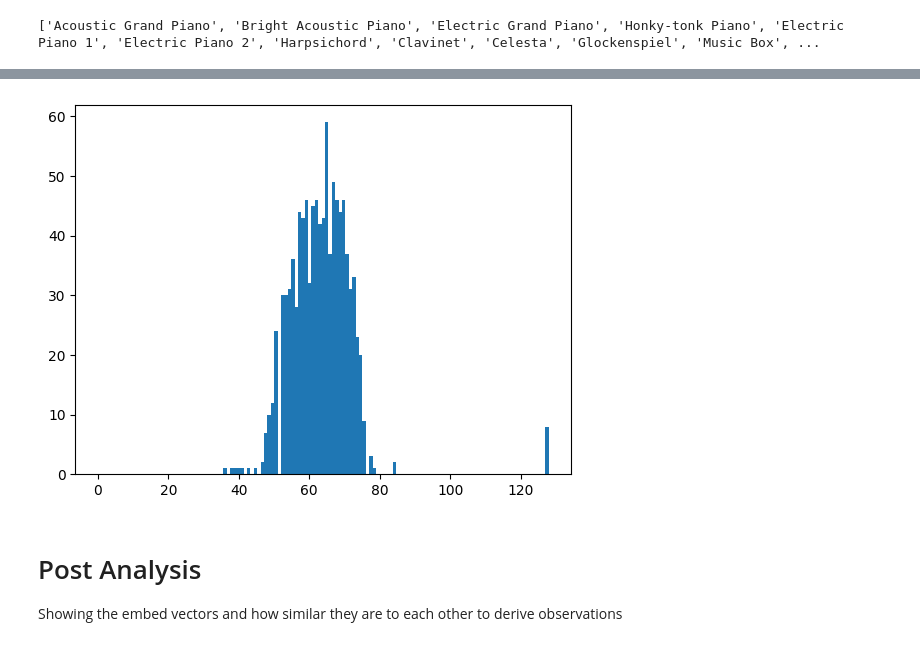
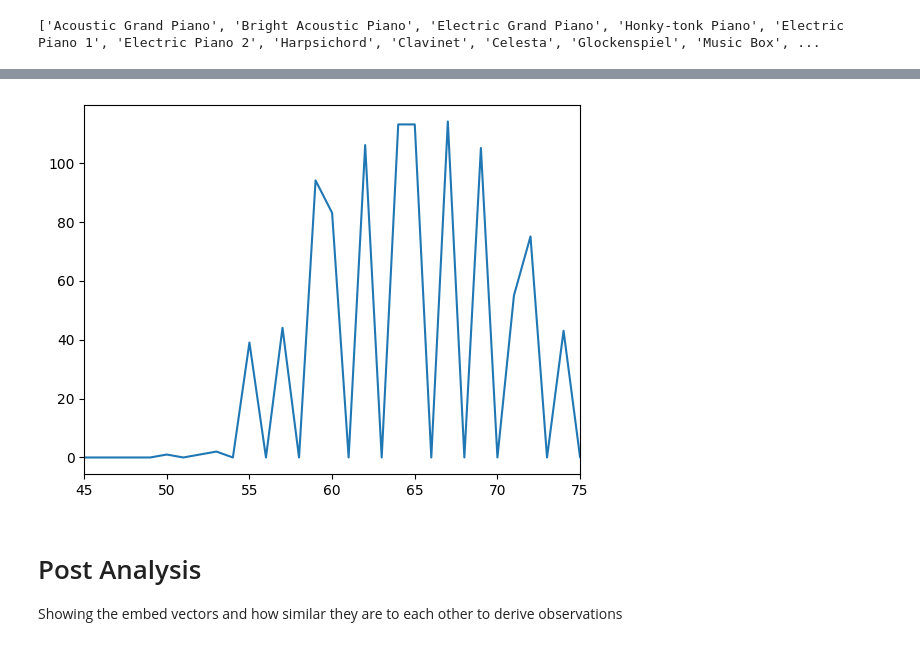
Before and after one commit to TheRealAnonymous008/ML-Playground, a Jupyter notebook: Composer/gen.ipynb, the cells around one changed output, grey strips where cells are left out. Saved outputs shown, nothing was run; the diff lists cells and outputs as text; code cells hidden in the pictures.

```diff
--- a/Composer/gen.ipynb
+++ b/Composer/gen.ipynb
@@ -127,8 +118,15 @@ plt.show()
-# %%
-plt.hist(toks, bins=len(VOCABULARY), range=(0, 128))
-plt.show()
-# %% [output]
-[figure, removed]
+# %%
+note_bins = [0 for i in range(0, 128)]
+
+for tok in toks:
+    if tok < NUM_MIDI_NOTES:
+        note_bins[tok] += 1
+
+plt.plot([i for i in range(0, NUM_MIDI_NOTES)], note_bins)
+plt.xlim(45, 75)
+plt.show()
+# %% [output]
+[figure, added]
 # %% [markdown]
 # Post Analysis
 
```
Also changed, not shown: parts of 7 cells of this notebook, 4 other files.
